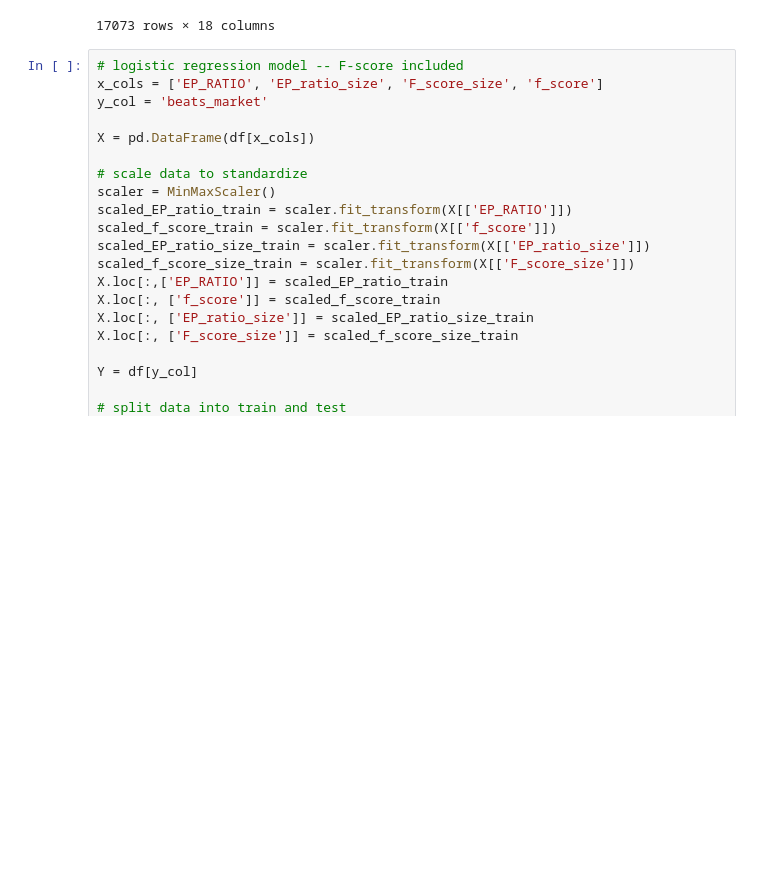
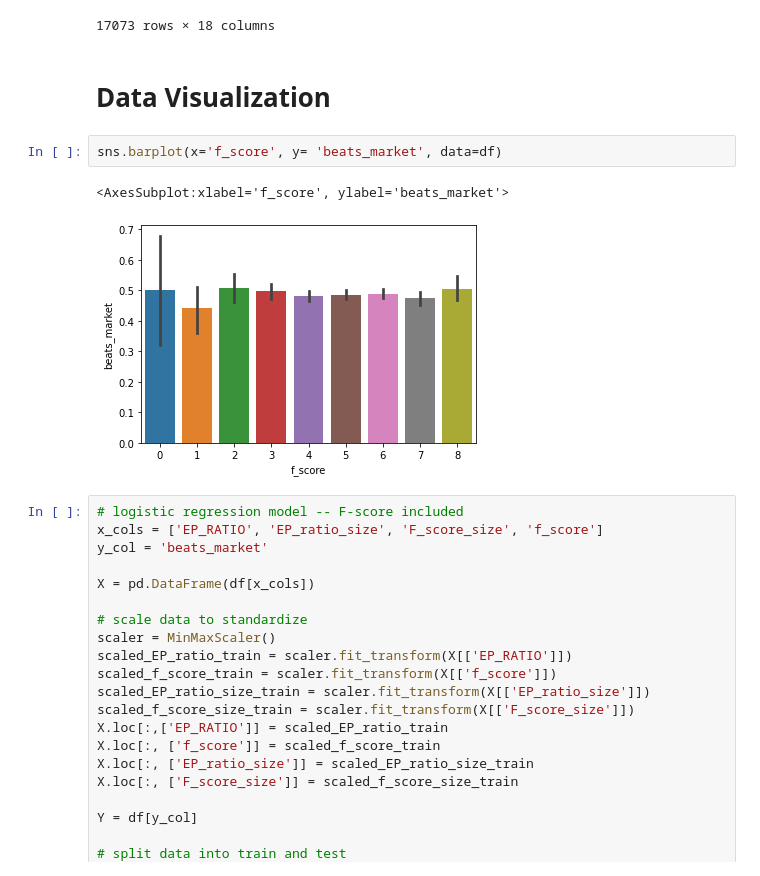
Before and after one commit to taigaschwarz/quant-trading-mf703, a Jupyter notebook: stock-selection.ipynb, the cells around one changed output. Saved outputs shown, nothing was run; the diff lists cells and outputs as text; blank space fills up the shorter version.

```diff
--- a/stock-selection.ipynb
+++ b/stock-selection.ipynb
@@ -293,6 +311,13 @@ df
 |  | ZBRA | 0.036412 | -0.088137 | -0.000355 | 15147.520991 | -0.048741 | 176.000 | 9.5248 | -3.2221 | -0.267219 | ... |
 |  | ZTS | 0.024033 | -0.101159 | -0.000355 | 75728.079764 | -0.017973 | 562.000 | 13.3056 | -1.7061 | -1.574317 | ... |
 17073 rows × 18 columns
+# %% [markdown]
+# Data Visualization
+# %%
+sns.barplot(x='f_score', y= 'beats_market', data=df)
+# %% [output]
+<AxesSubplot:xlabel='f_score', ylabel='beats_market'>
+[figure, added]
 # %%
 # logistic regression model -- F-score included
 x_cols = ['EP_RATIO', 'EP_ratio_size', 'F_score_size', 'f_score']
```
Also changed, not shown: parts of 32 cells of this notebook, 7 other files.
